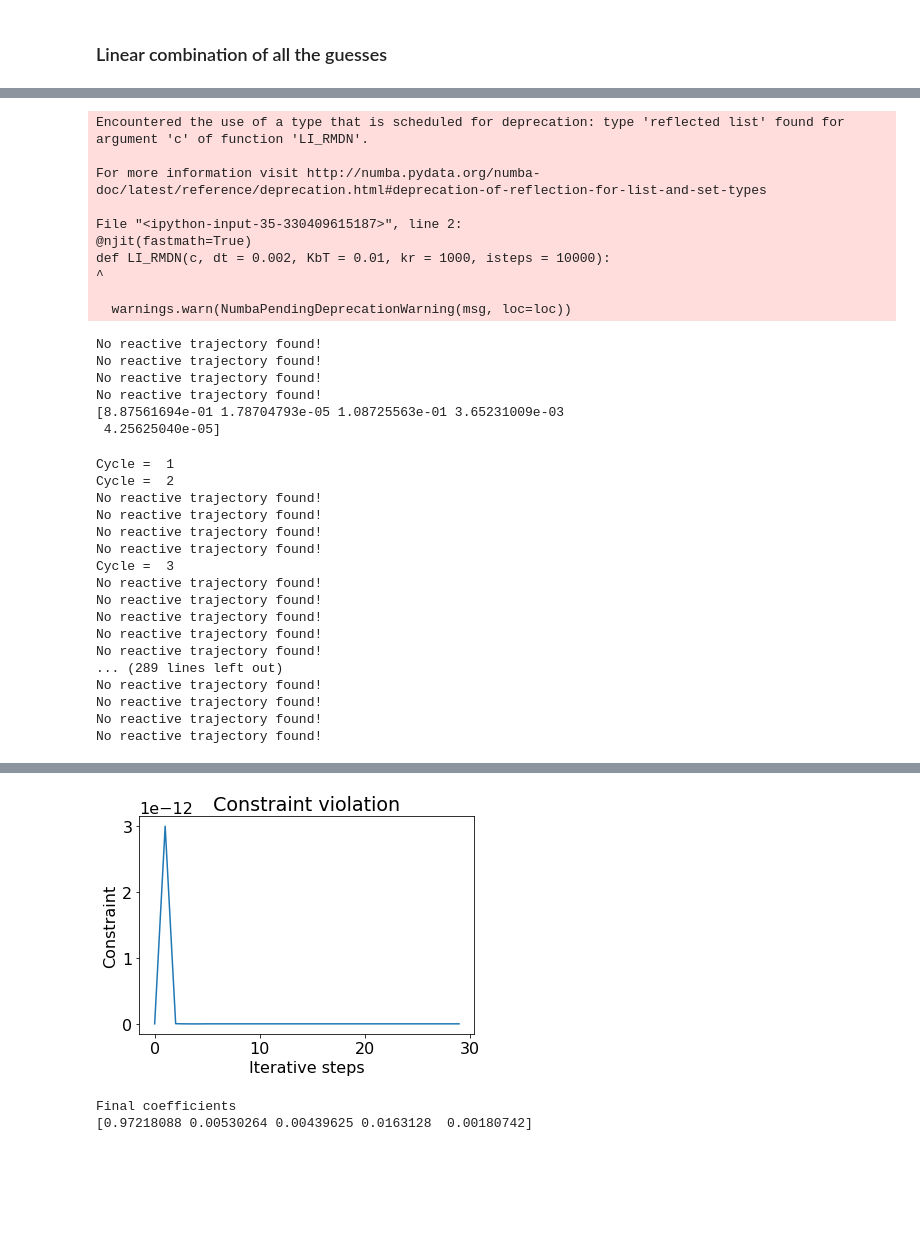
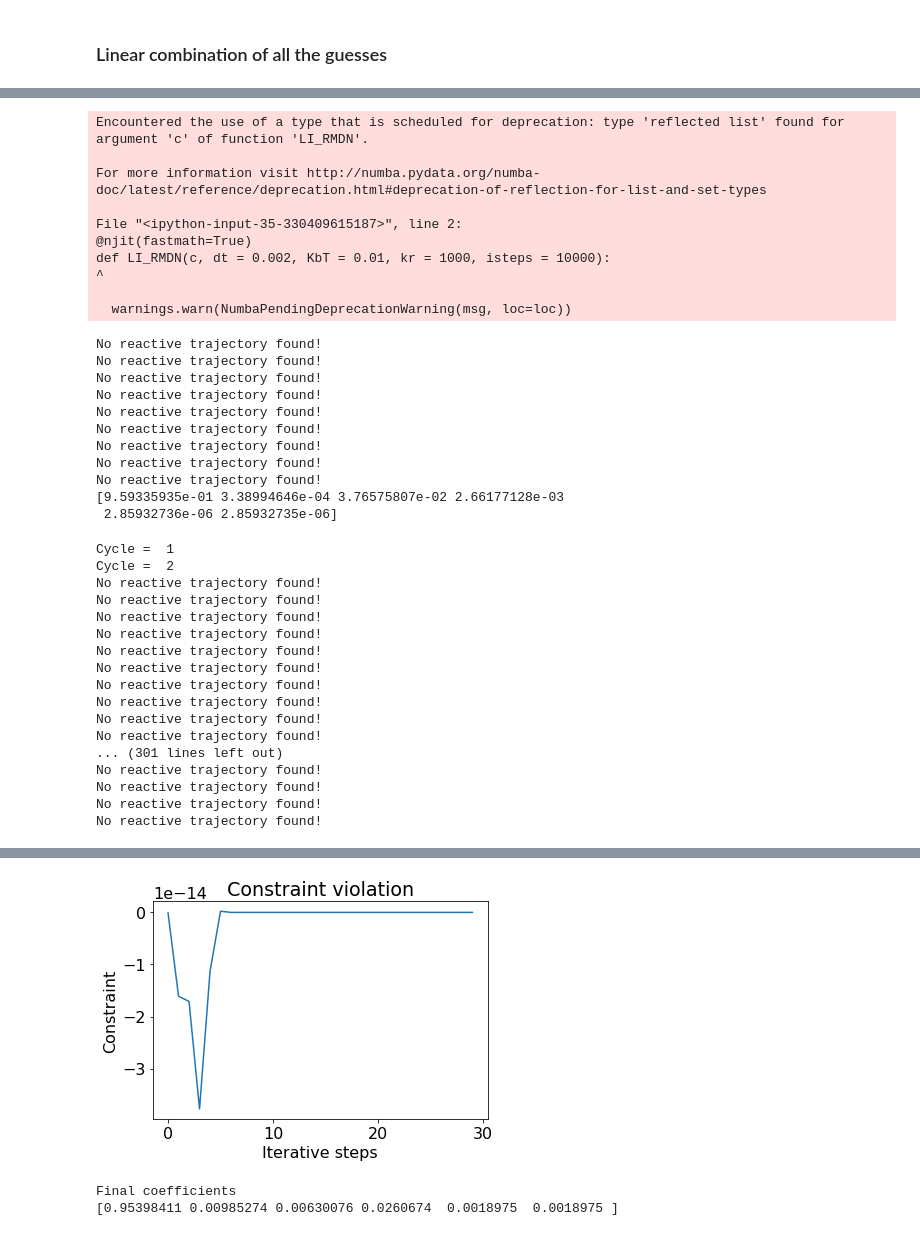
Before and after one commit to FrancescoSlongo/VariationalMD, a Jupyter notebook: Code_test_no_potential.ipynb, the cells around one changed output, grey strips where cells are left out. Cells and saved outputs as stored; diff of their text form; code cells hidden in the pictures; blank space fills up the shorter version.

```diff
--- a/Code_test_no_potential.ipynb
+++ b/Code_test_no_potential.ipynb
@@ -2794,6 +2796,8 @@ def ListdGuess(n, q):
         return dqCub(q)
     elif n == 3:
         return dqExp(q)
+    elif n == 4:
+        return dqSqrt(q)
     else:
         return dqSqrt(q)
 # %%
@@ -2868,7 +2872,7 @@ def LI_RMDN(c, dt = 0.002, KbT = 0.01, kr = 1000, isteps = 10000):
 # %%
 KR = 1000
 KBT = 0.01
-ctry = [1.0, 0.0, 0.0, 0.0, 0.0]
+ctry = [1.0, 0.0, 0.0, 0.0, 0.0, 0.0]
 DT = 0.002
 # %%
 ### Linear guess
@@ -2984,7 +2987,7 @@ def Boltz_sampleN(c, dt = 0.002, KbT = 0.01, kr = 1000, isteps = 10000, jsteps =
 
     return np.array(cout.x)
 # %%
-c = Boltz_sampleN(c = [0.2, 0.2, 0.2, 0.2, 0.2], kr=KR, KbT = KBT)
+c = Boltz_sampleN(c = [1.0/6.0,1.0/6.0,1.0/6.0,1.0/6.0,1.0/6.0,1.0/6.0], kr=KR, KbT = KBT)
 print(c)
 # %% [output]
 Encountered the use of a type that is scheduled for deprecation: type 'reflected list' found for argument 'c' of function 'LI_RMDN'.
@@ -3001,8 +3004,13 @@ No reactive trajectory found!
 No reactive trajectory found!
 No reactive trajectory found!
 No reactive trajectory found!
-[8.87561694e-01 1.78704793e-05 1.08725563e-01 3.65231009e-03
- 4.25625040e-05]
+No reactive trajectory found!
+No reactive trajectory found!
+No reactive trajectory found!
+No reactive trajectory found!
+No reactive trajectory found!
+[9.59335935e-01 3.38994646e-04 3.76575807e-02 2.66177128e-03
+ 2.85932736e-06 2.85932735e-06]
 # %%
 def Self_consistentN(c, dt = 0.002, KbT = 0.01, kr = 1000, isteps = 10000, jsteps = 1000, ksteps = 30, alpha = 0.5):
     n = len(c)
@@ -3023,8 +3031,8 @@ def Self_consistentN(c, dt = 0.002, KbT = 0.01, kr = 1000, isteps = 10000, jstep
 # %%
 KR = 1000
 KBT = 0.01
-ctry = [0.2, 0.2, 0.2, 0.2, 0.2]
-n = 5
+ctry = [1.0/6.0,1.0/6.0,1.0/6.0,1.0/6.0,1.0/6.0,1.0/6.0]
+n = len(ctry)
 # %%
 # Self consistent procedure
 c = Self_consistentN(c = ctry, kr = KR, KbT = KBT)
@@ -3034,9 +3042,10 @@ plt.figure(figsize=(8,6))
 matplotlib.rcParams.update({'font.size': 16})
 plt.plot(c[:,0], label = r"$c_{lin}$")
 plt.plot(c[:,1], label = r"$c_{quadr}$")
-plt.plot(c[:,1], label = r"$c_{cub}$")
-plt.plot(c[:,1], label = r"$c_{exp}$")
-plt.plot(c[:,1], label = r"$c_{log}$")
+plt.plot(c[:,2], label = r"$c_{cub}$")
+plt.plot(c[:,3], label = r"$c_{exp}$")
+plt.plot(c[:,4], label = r"$c_{log}$")
+plt.plot(c[:,5], label = r"$c_{sqrt}$")
 plt.title("Evolution of the committor coefficients")
 plt.xlabel("Iterative steps")
 plt.ylabel("Coefficients")
@@ -3080,13 +3089,13 @@ No reactive trajectory found!
 No reactive trajectory found!
 No reactive trajectory found!
 No reactive trajectory found!
-Cycle =  3
 No reactive trajectory found!
 No reactive trajectory found!
 No reactive trajectory found!
 No reactive trajectory found!
 No reactive trajectory found!
-... (289 lines left out)
+No reactive trajectory found!
+... (301 lines left out)
 No reactive trajectory found!
 No reactive trajectory found!
 No reactive trajectory found!
@@ -3095,4 +3104,4 @@ No reactive trajectory found!
-[figure, old version]
+[figure, new version]
 Final coefficients
-[0.97218088 0.00530264 0.00439625 0.0163128  0.00180742]
+[0.95398411 0.00985274 0.00630076 0.0260674  0.0018975  0.0018975 ]
 [figure]
```
Also changed, not shown: parts of 21 cells of this notebook.
